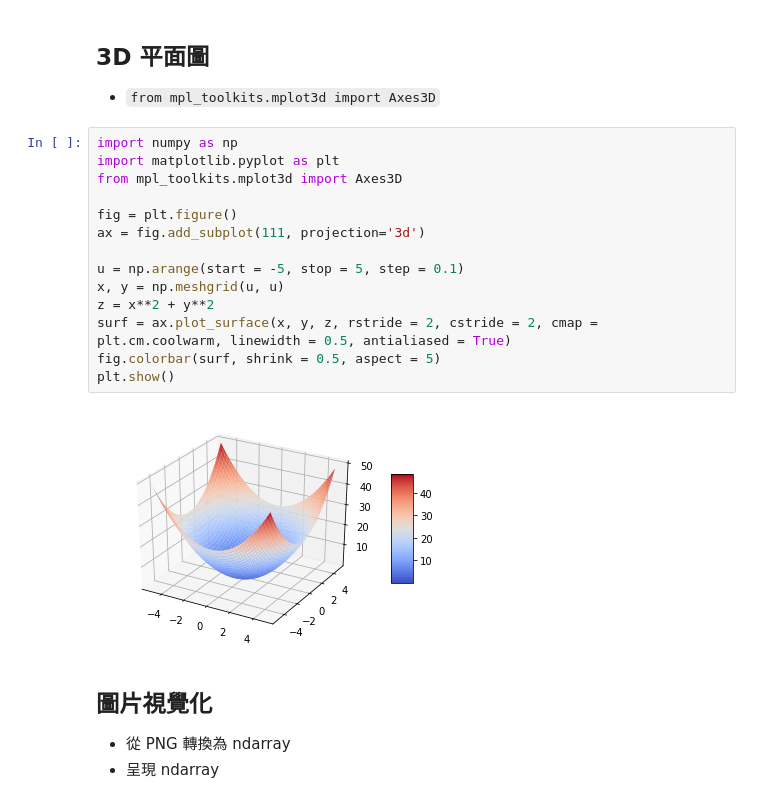
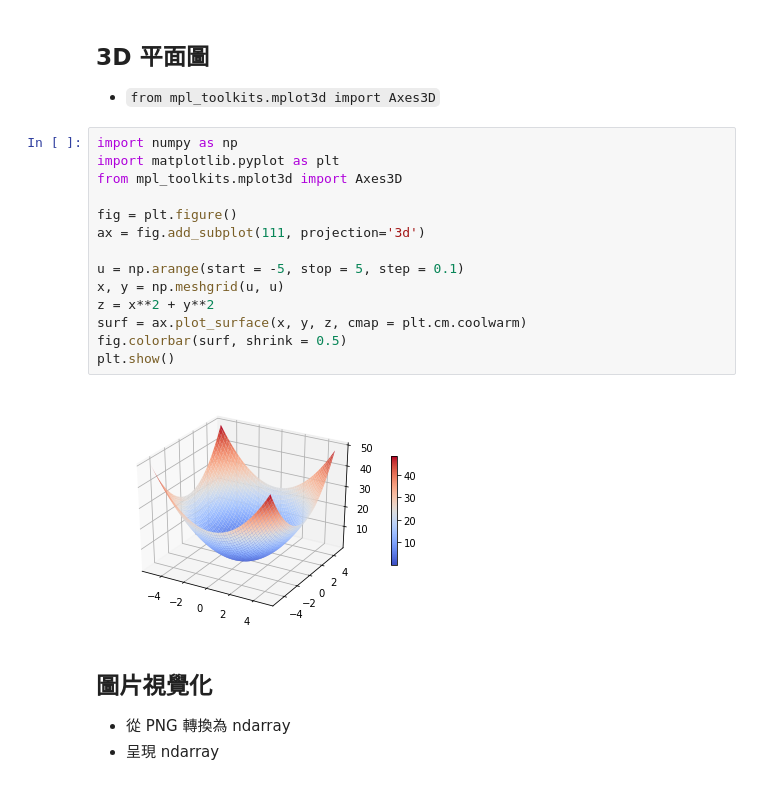
Before and after one commit to yaojenkuo/python_4_ds, a Jupyter notebook: ch10.ipynb, the cells around one changed output. Saved outputs shown, nothing was run; the diff lists cells and outputs as text.

```diff
--- a/ch10.ipynb
+++ b/ch10.ipynb
@@ -486,19 +534,19 @@ plt.show()
 # %%
 import numpy as np
 import matplotlib.pyplot as plt
 from mpl_toolkits.mplot3d import Axes3D
 
 fig = plt.figure()
 ax = fig.add_subplot(111, projection='3d')
 
 u = np.arange(start = -5, stop = 5, step = 0.1)
 x, y = np.meshgrid(u, u)
 z = x**2 + y**2
-surf = ax.plot_surface(x, y, z, rstride = 2, cstride = 2, cmap = plt.cm.coolwarm, linewidth = 0.5, antialiased = True)
-fig.colorbar(surf, shrink = 0.5, aspect = 5)
+surf = ax.plot_surface(x, y, z, cmap = plt.cm.coolwarm)
+fig.colorbar(surf, shrink = 0.5)
 plt.show()
 # %% [output]
-[figure, old version]
+[figure, new version]
 # %% [markdown]
 ## 圖片視覺化
 
```
Also changed, not shown: parts of 28 cells of this notebook, 1 other file.
